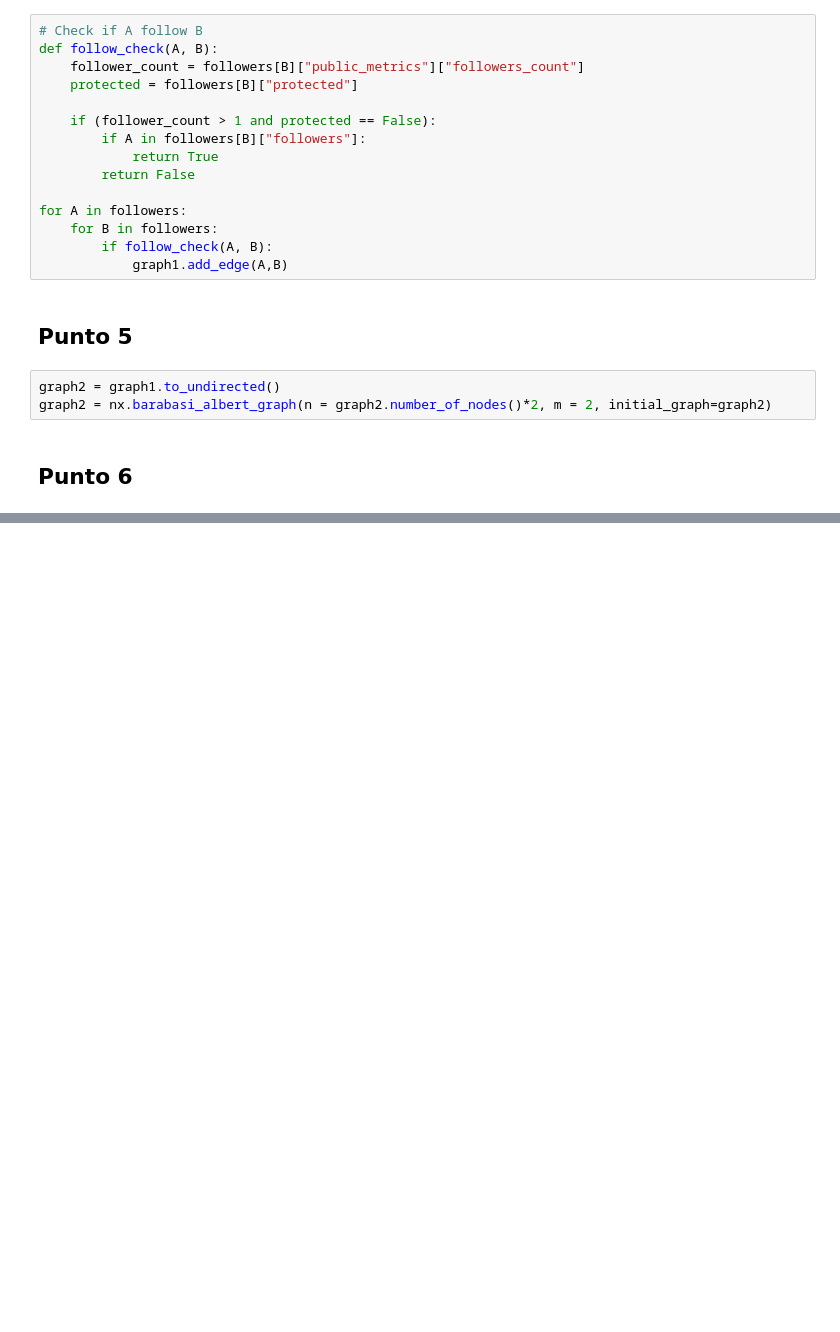
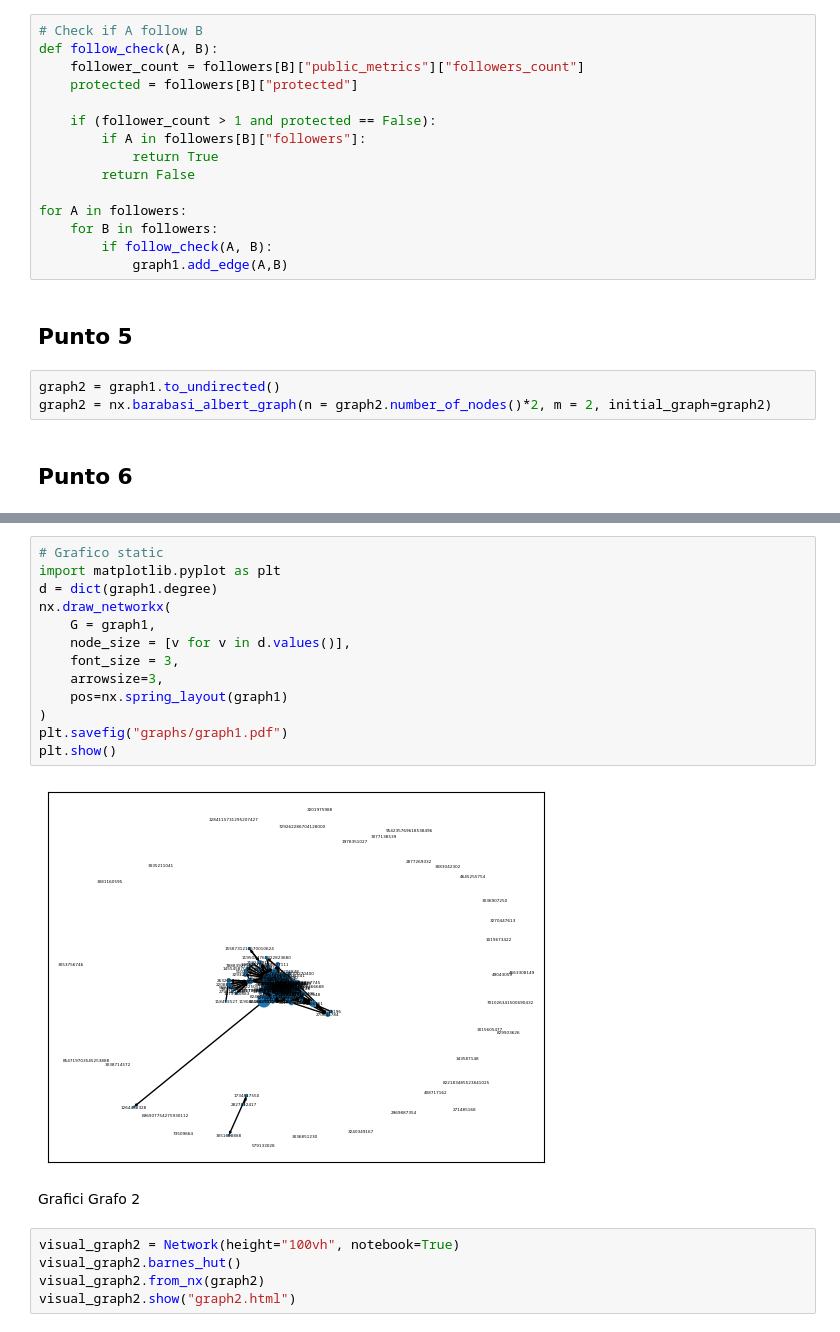
Before and after one commit to giopalma/social-computing, a Jupyter notebook: Primo Progetto/Primo Progetto Social Computing.ipynb, the cells around one changed output, grey strips where cells are left out. Drawn from its saved outputs; the diff is of its cells as text; blank space fills up the shorter version.

Commit message:
Creazione del grafico statico per il primo grafo

```diff
--- a/Primo Progetto/Primo Progetto Social Computing.ipynb
+++ b/Primo Progetto/Primo Progetto Social Computing.ipynb
@@ -165,0 +161,22 @@ Local cdn resources have problems on chrome/safari when used in jupyter-notebook
+# %%
+# Grafico static
+import matplotlib.pyplot as plt
+d = dict(graph1.degree)
+nx.draw_networkx(
+    G = graph1,
+    node_size = [v for v in d.values()],
+    font_size = 3,
+    arrowsize=3,
+    pos=nx.spring_layout(graph1)
+)
+plt.savefig("graphs/graph1.pdf")
+plt.show()
+# %% [output]
+[figure, added]
+# %% [markdown]
+Grafici Grafo 2
+# %%
+visual_graph2 = Network(height="100vh", notebook=True)
+visual_graph2.barnes_hut()
+visual_graph2.from_nx(graph2)
+visual_graph2.show("graph2.html")
```
Also changed, not shown: parts of 3 cells of this notebook.
